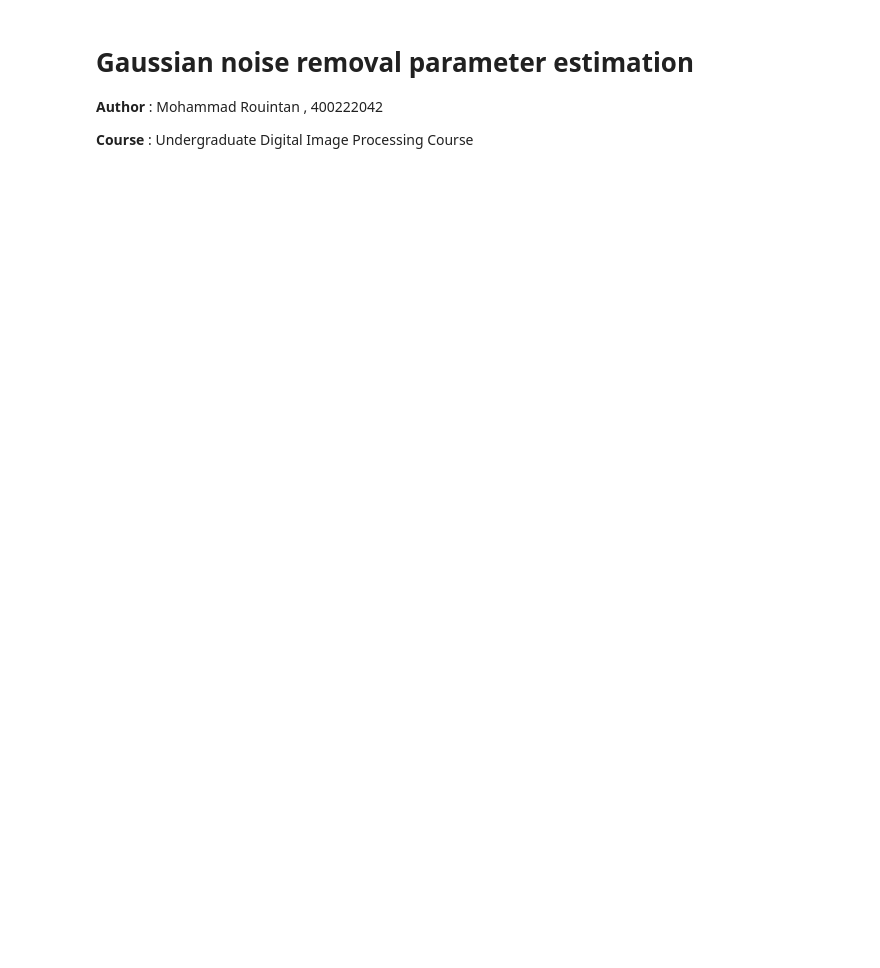
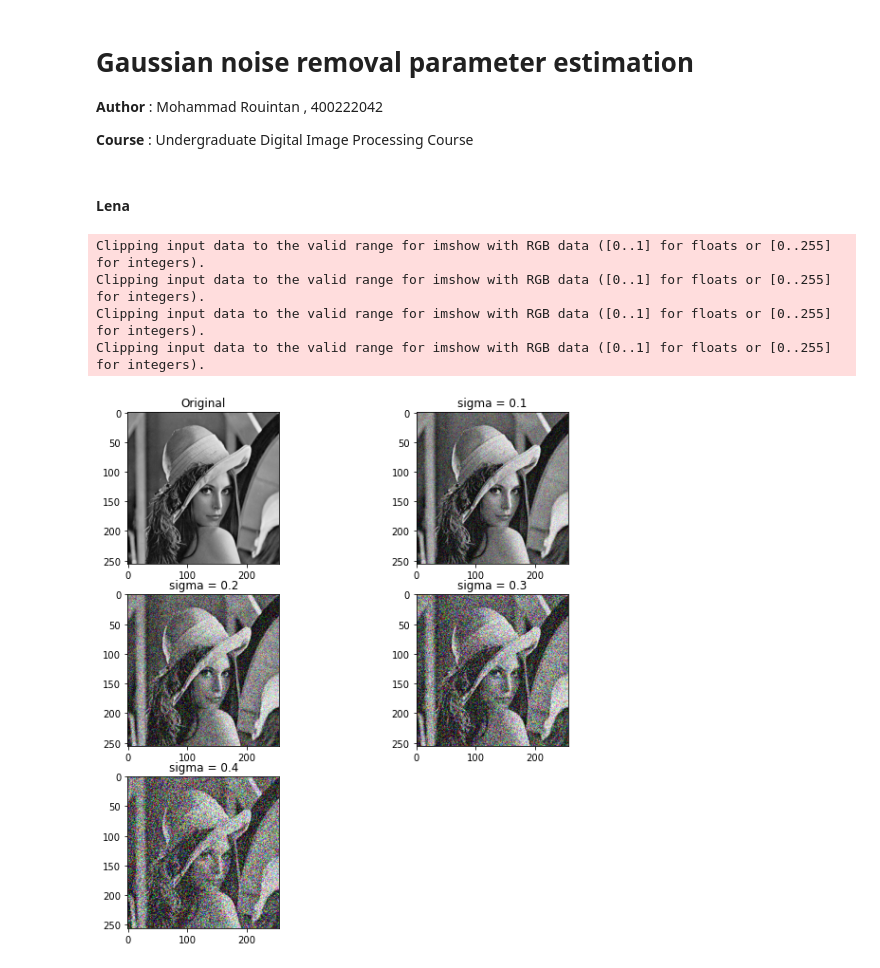
Before and after one commit to MohammadRouintan/Practice-Digital-Image-Processing, a Jupyter notebook: Exercise2/GaussianNoiseRemovalParameterEstimation.ipynb, the cells around one changed output. Saved outputs shown, nothing was run; the diff lists cells and outputs as text; code cells hidden in the pictures; blank space fills up the shorter version.

Commit message:
implementing gaussian noise

```diff
--- a/Exercise2/GaussianNoiseRemovalParameterEstimation.ipynb
+++ b/Exercise2/GaussianNoiseRemovalParameterEstimation.ipynb
@@ -8,8 +8,7 @@ import numpy as np
 import cv2
 import matplotlib.pyplot as plt
 # %%
-def add_gaussian_noise(path, sigma=0.1):
-    image = cv2.imread(path)
+def add_gaussian_noise(image, sigma=0.1):
     mean = 0.0
     gauss = np.random.normal(mean, sigma, image.shape)
     noisy = image + gauss
@@ -33,3 +32,28 @@ def calculate_MSE(image, noisy_image):
 def calculate_PSNR(image, noisy_image):
     psnr = 10 * np.log10((255**2) / calculate_MSE(image, noisy_image))
     return psnr
+# %% [markdown]
+#### Lena
+# %%
+# Add noise to lena image
+image = cv2.imread('Images/lena.tif')
+image = (image - np.min(image)) / (np.max(image) - np.min(image))
+
+noisy_1 = add_gaussian_noise(image, sigma=0.1)
+noisy_2 = add_gaussian_noise(image, sigma=0.2)
+noisy_3 = add_gaussian_noise(image, sigma=0.3)
+noisy_4 = add_gaussian_noise(image, sigma=0.4)
+
+plt.figure(figsize=(10, 10))
+plt.subplot(321), plt.imshow(image), plt.title('Original')
+plt.subplot(322), plt.imshow(noisy_1), plt.title('sigma = 0.1')
+plt.subplot(323), plt.imshow(noisy_2), plt.title('sigma = 0.2')
+plt.subplot(324), plt.imshow(noisy_3), plt.title('sigma = 0.3')
+plt.subplot(325), plt.imshow(noisy_4), plt.title('sigma = 0.4')
+plt.show()
+# %% [output]
+Clipping input data to the valid range for imshow with RGB data ([0..1] for floats or [0..255] for integers).
+Clipping input data to the valid range for imshow with RGB data ([0..1] for floats or [0..255] for integers).
+Clipping input data to the valid range for imshow with RGB data ([0..1] for floats or [0..255] for integers).
+Clipping input data to the valid range for imshow with RGB data ([0..1] for floats or [0..255] for integers).
+[figure, added]
```
Also changed, not shown: parts of 3 cells of this notebook.
